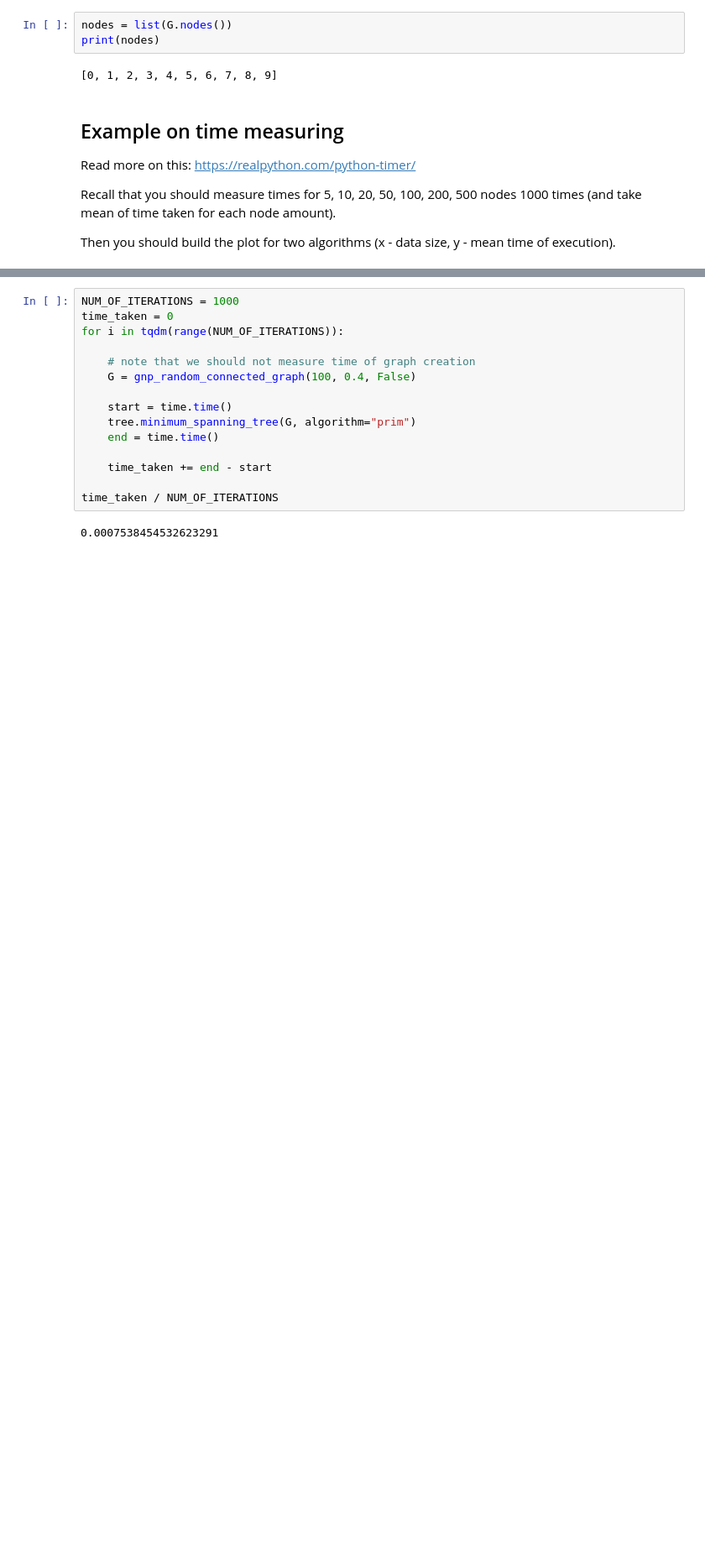
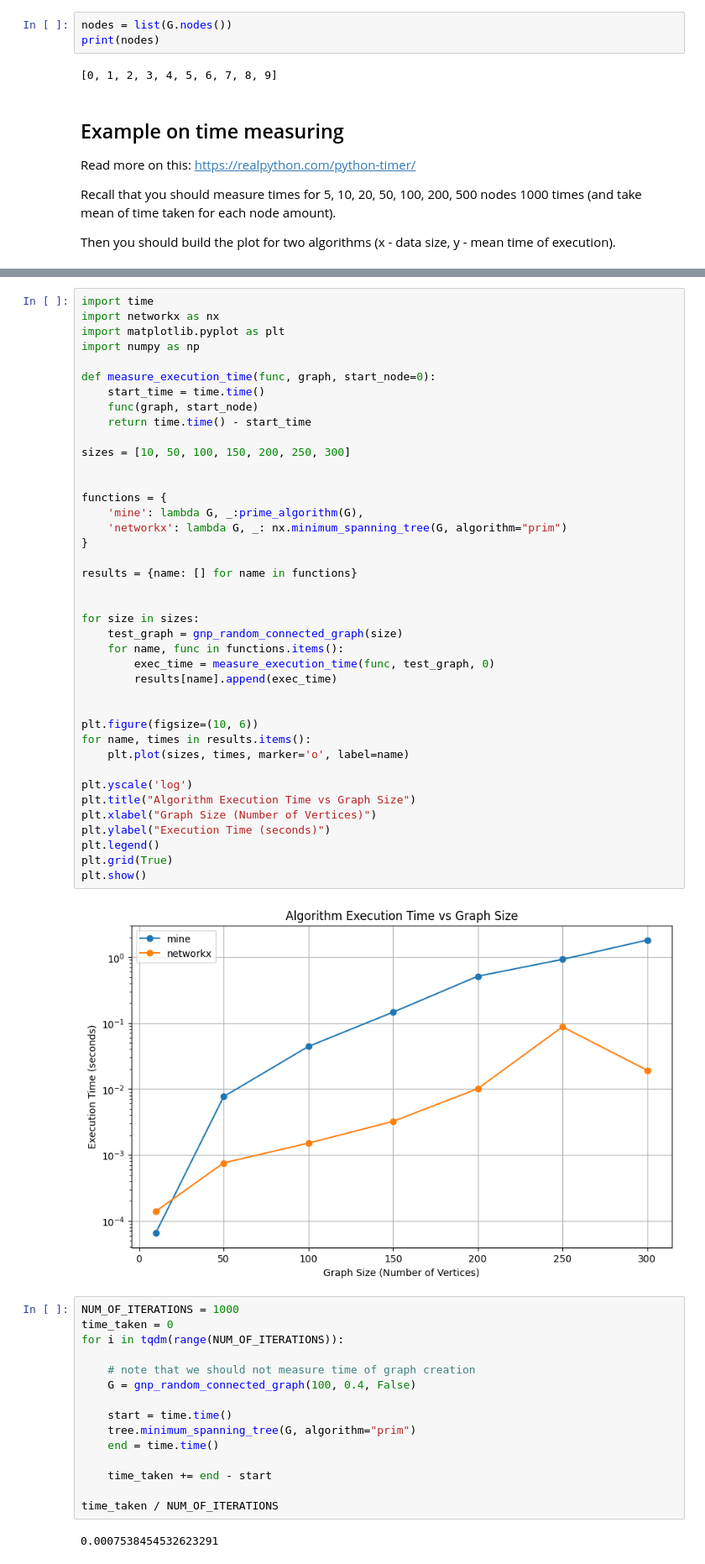
Before and after one commit to PechenenkoYara/lab1, a Jupyter notebook: Lab1_trees.ipynb, the cells around one changed output, grey strips where cells are left out. Shown at 84% size. Saved outputs shown, nothing was run; the diff lists cells and outputs as text; blank space fills up the shorter version.

Commit message:
fix visual

```diff
--- a/Lab1_trees.ipynb
+++ b/Lab1_trees.ipynb
@@ -238,3 +252,45 @@ ModuleNotFoundError: No module named 'tqdm'
+# %%
+import time
+import networkx as nx
+import matplotlib.pyplot as plt
+import numpy as np
+
+def measure_execution_time(func, graph, start_node=0):
+    start_time = time.time()
+    func(graph, start_node)
+    return time.time() - start_time
+
+sizes = [10, 50, 100, 150, 200, 250, 300]
+
+
+functions = {
+    'mine': lambda G, _:prime_algorithm(G),
+    'networkx': lambda G, _: nx.minimum_spanning_tree(G, algorithm="prim")
+}
+
+results = {name: [] for name in functions}
+
+
+for size in sizes:
+    test_graph = gnp_random_connected_graph(size)
+    for name, func in functions.items():
+        exec_time = measure_execution_time(func, test_graph, 0)
+        results[name].append(exec_time)
+
+
+plt.figure(figsize=(10, 6))
+for name, times in results.items():
+    plt.plot(sizes, times, marker='o', label=name)
+
+plt.yscale('log')
+plt.title("Algorithm Execution Time vs Graph Size")
+plt.xlabel("Graph Size (Number of Vertices)")
+plt.ylabel("Execution Time (seconds)")
+plt.legend()
+plt.grid(True)
+plt.show()
+# %% [output]
+[figure, added]
 # %%
 NUM_OF_ITERATIONS = 1000
 time_taken = 0
```
Also changed, not shown: parts of 7 cells of this notebook.
